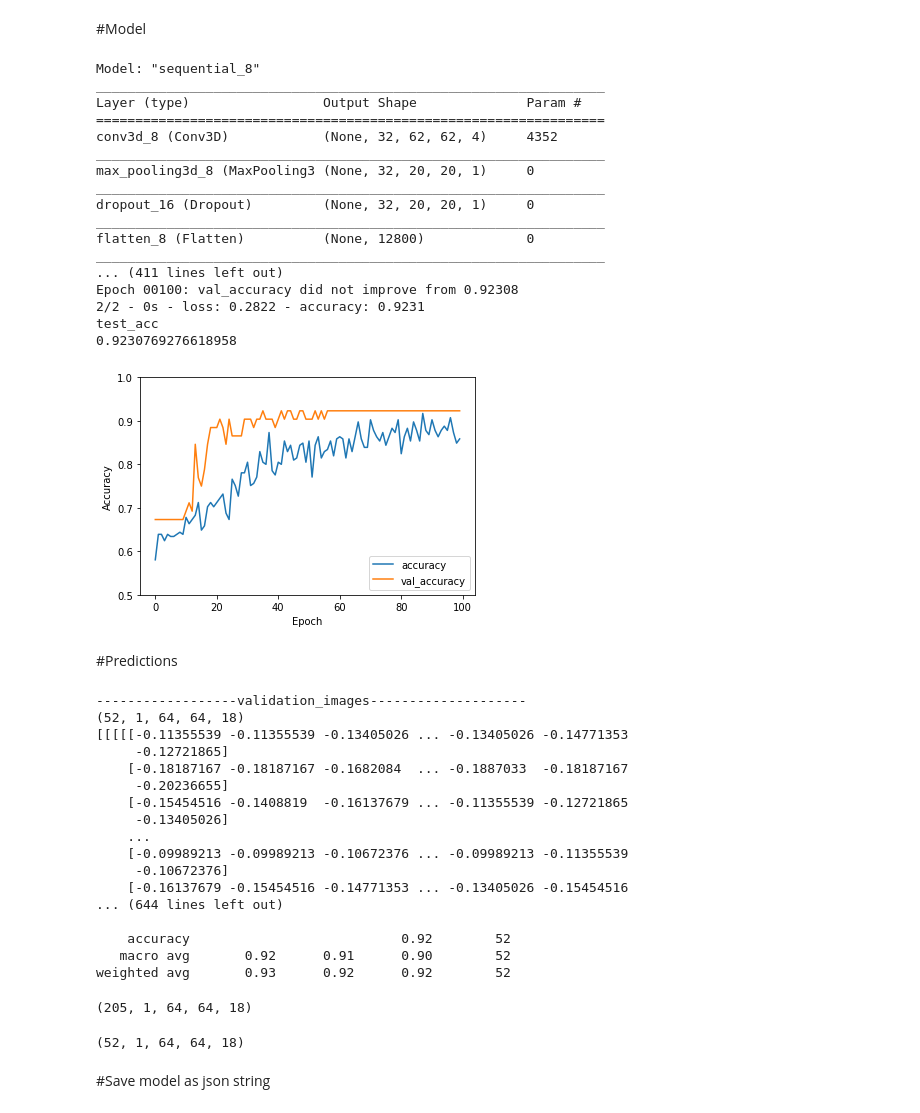
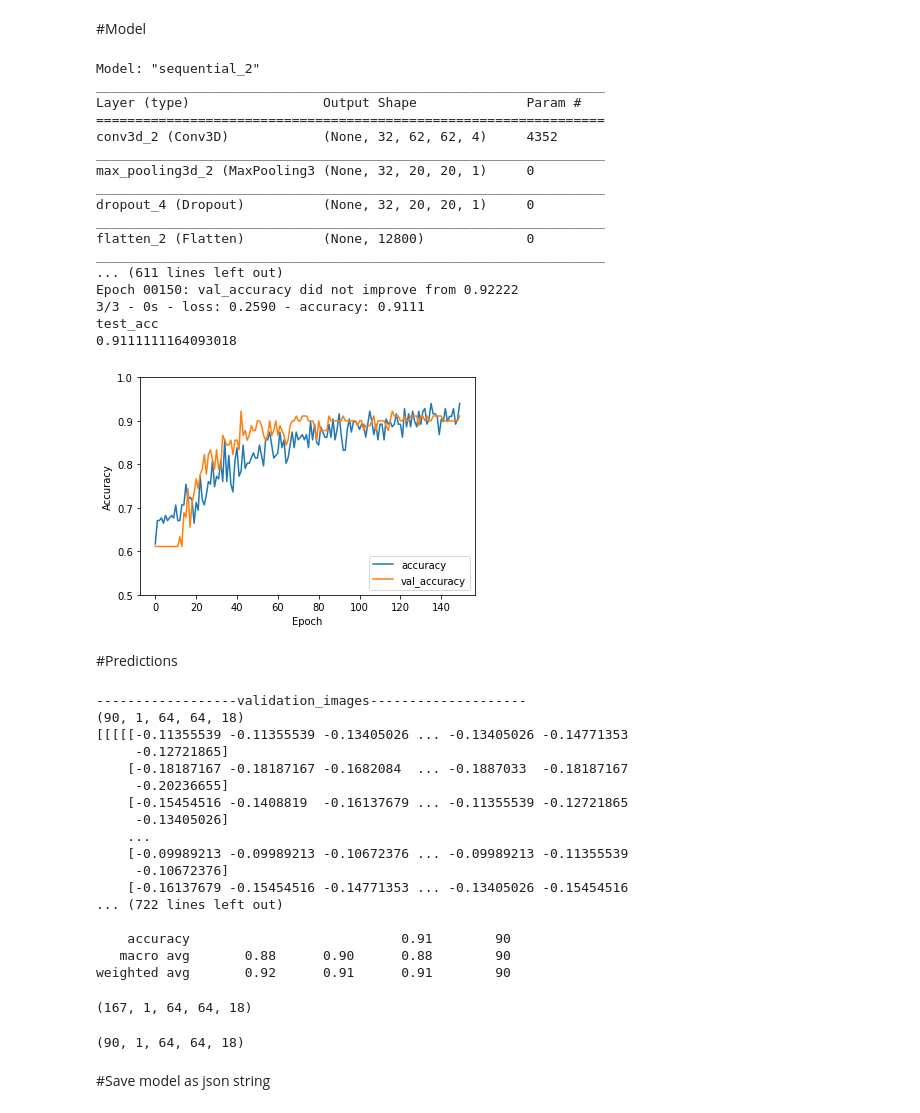
Before and after one commit to natzasu13/microexpresion-recognition, a Jupyter notebook: Microexpression_recognition_MicroExpSTCNN_CASMEII_Maestria.ipynb, the cells around one changed output. Saved outputs shown, nothing was run; the diff lists cells and outputs as text; code cells hidden in the pictures.

```diff
--- a/Microexpression_recognition_MicroExpSTCNN_CASMEII_Maestria.ipynb
+++ b/Microexpression_recognition_MicroExpSTCNN_CASMEII_Maestria.ipynb
@@ -197,7 +197,7 @@ callbacks_list = [checkpoint]
 #model.load_weights(CODE_PATH+'/weights_microexpstcnn/model_weights.h5')
 
 # Spliting the dataset into training and validation setsl
-train_images, validation_images, train_labels, validation_labels =  train_test_split(training_set, traininglabels, test_size=0.2, random_state=4)
+train_images, validation_images, train_labels, validation_labels =  train_test_split(training_set, traininglabels, test_size=0.35, random_state=4)
 
 # Save validation set in a numpy array
 numpy.save(CODE_PATH+'/numpy_validation_dataset/microexpstcnn_val_images.npy', validation_images)
@@ -205,44 +205,44 @@ numpy.save(CODE_PATH+'/numpy_validation_dataset/microexpstcnn_val_labels.npy', v
 
 # Load validation set from numpy array
 validation_images = numpy.load(CODE_PATH+'/numpy_validation_dataset/microexpstcnn_val_images.npy')
 validation_labels = numpy.load(CODE_PATH+'/numpy_validation_dataset/microexpstcnn_val_labels.npy')
 
 
 # Training the model
 #hist = model.fit(train_images, train_labels, validation_data = (validation_images, validation_labels), callbacks=callbacks_list, batch_size = 16, nb_epoch = 100, shuffle=True)
-hist = model.fit(train_images, train_labels, validation_data = (validation_images, validation_labels), callbacks=callbacks_list, batch_size = 16, epochs = 100, shuffle=True)
+hist = model.fit(train_images, train_labels, validation_data = (validation_images, validation_labels), callbacks=callbacks_list, batch_size = 16, epochs = 150, shuffle=True)
 
 
 plt.plot(hist.history['accuracy'], label='accuracy')
 plt.plot(hist.history['val_accuracy'], label = 'val_accuracy')
 plt.xlabel('Epoch')
 plt.ylabel('Accuracy')
 plt.ylim([0.5, 1])
 plt.legend(loc='lower right')
 
 
 test_loss, test_acc = model.evaluate(validation_images,  validation_labels, verbose=2)
 print("test_acc")
 print(test_acc)
 # %% [output]
-Model: "sequential_8"
+Model: "sequential_2"
 _________________________________________________________________
 Layer (type)                 Output Shape              Param #
 =================================================================
-conv3d_8 (Conv3D)            (None, 32, 62, 62, 4)     4352
+conv3d_2 (Conv3D)            (None, 32, 62, 62, 4)     4352
 _________________________________________________________________
-max_pooling3d_8 (MaxPooling3 (None, 32, 20, 20, 1)     0
+max_pooling3d_2 (MaxPooling3 (None, 32, 20, 20, 1)     0
 _________________________________________________________________
-dropout_16 (Dropout)         (None, 32, 20, 20, 1)     0
+dropout_4 (Dropout)          (None, 32, 20, 20, 1)     0
 _________________________________________________________________
-flatten_8 (Flatten)          (None, 12800)             0
+flatten_2 (Flatten)          (None, 12800)             0
 _________________________________________________________________
-... (411 lines left out)
-Epoch 00100: val_accuracy did not improve from 0.92308
-2/2 - 0s - loss: 0.2822 - accuracy: 0.9231
+... (611 lines left out)
+Epoch 00150: val_accuracy did not improve from 0.92222
+3/3 - 0s - loss: 0.2590 - accuracy: 0.9111
 test_acc
-0.9230769276618958
+0.9111111164093018
-[figure, old version]
+[figure, new version]
 # %% [markdown]
 #Predictions
 # %%
@@ -289,7 +289,7 @@ print('Classification report :', classification_report(validation_labels_y,predi
 #precision, recall, thresholds = precision_recall_curve(validation_labels_y,predictions_labels)
 # %% [output]
 ------------------validation_images--------------------
-(52, 1, 64, 64, 18)
+(90, 1, 64, 64, 18)
 [[[[[-0.11355539 -0.11355539 -0.13405026 ... -0.13405026 -0.14771353
      -0.12721865]
     [-0.18187167 -0.18187167 -0.1682084  ... -0.1887033  -0.18187167
@@ -300,19 +300,19 @@ print('Classification report :', classification_report(validation_labels_y,predi
     [-0.09989213 -0.09989213 -0.10672376 ... -0.09989213 -0.11355539
      -0.10672376]
     [-0.16137679 -0.15454516 -0.14771353 ... -0.13405026 -0.15454516
-... (644 lines left out)
+... (722 lines left out)
 
-    accuracy                           0.92        52
-   macro avg       0.92      0.91      0.90        52
-weighted avg       0.93      0.92      0.92        52
+    accuracy                           0.91        90
+   macro avg       0.88      0.90      0.88        90
+weighted avg       0.92      0.91      0.91        90
 # %%
 train_images.shape
 # %% [output]
-(205, 1, 64, 64, 18)
+(167, 1, 64, 64, 18)
 # %%
 validation_images.shape
 # %% [output]
-(52, 1, 64, 64, 18)
+(90, 1, 64, 64, 18)
 # %%
 
 #y_predit = model.predict(train_images[:,:,:,:,14])
```
Also changed, not shown: parts of 2 cells of this notebook.
